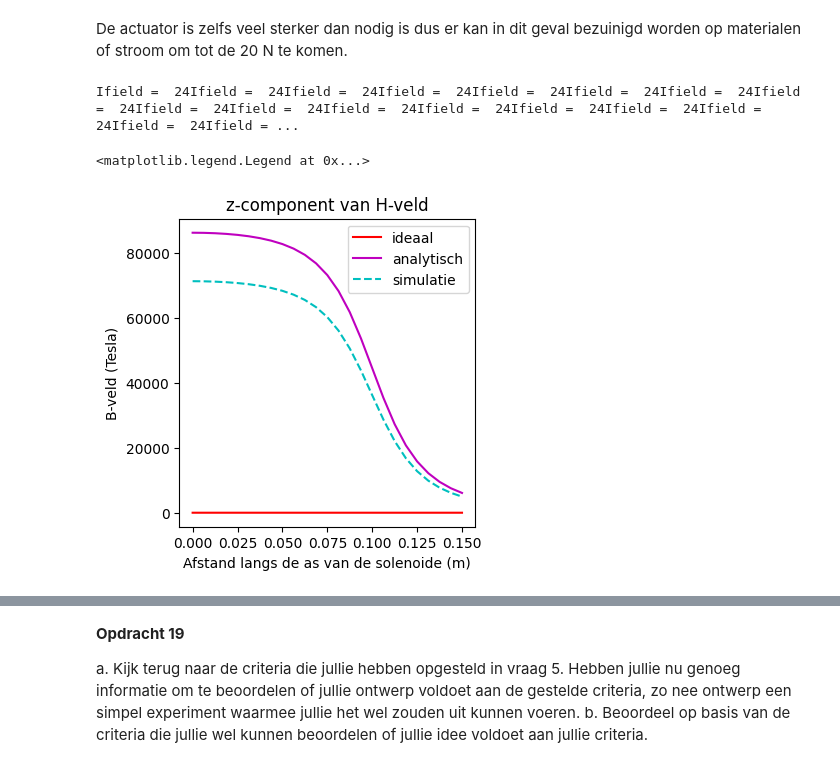
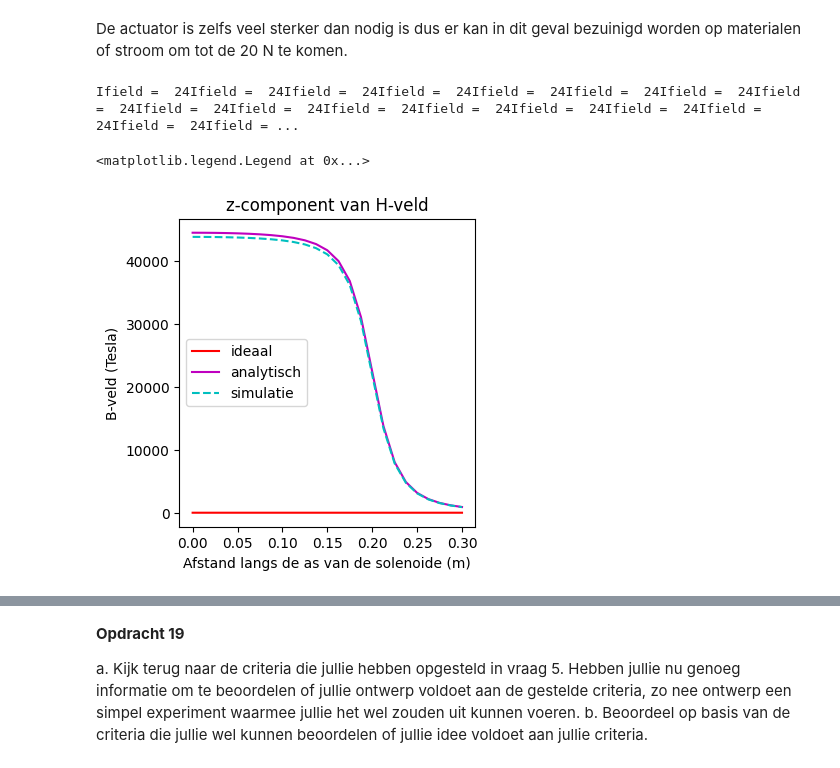
Before and after one commit to korne-Hoendervangers/opdrachten-DEF-D-KorneHoendervangers, a Jupyter notebook: DigitaleOntwerpopdrachten/2KrachtactuatorOpdracht/2KrachtactuatorOpdracht/KrachtactuatorOpdracht.ipynb, the cells around one changed output, grey strips where cells are left out. Cells and saved outputs as stored; diff of their text form; code cells hidden in the pictures.

```diff
--- a/DigitaleOntwerpopdrachten/2KrachtactuatorOpdracht/2KrachtactuatorOpdracht/KrachtactuatorOpdracht.ipynb
+++ b/DigitaleOntwerpopdrachten/2KrachtactuatorOpdracht/2KrachtactuatorOpdracht/KrachtactuatorOpdracht.ipynb
@@ -731,7 +712,7 @@ z_ax=np.linspace(0, 1.5*L_sol/2, n_ax)
 H_ax=np.zeros((n_ax,1))
 
 aantal_omwent = 180
-N = 2100
+N = 2500
 r_sol = 0.0075
 x, y, z = parametrisatie(N,r_sol,aantal_omwent,L_sol)
 
@@ -807,13 +789,14 @@ De actuator is zelfs veel sterker dan nodig is dus er kan in dit geval bezuinigd
 
 I = 180
 L_s = 0.4
-mu_r = 3000
+L_sol = L_s
+mu_r = 5000
 n_ax = 25
 z_ax=np.linspace(0, 1.5*L_sol/2, n_ax)
 H_ax=np.zeros((n_ax,1))
 
 aantal_omwent = 100
-N = 600
+N = 2100
 r_sol = 0.03
 x, y, z = parametrisatie(N,r_sol,aantal_omwent,L_sol)
 
@@ -827,34 +810,34 @@ for i_field in range(n_ax):
     Hsimulated=np.array([0,0,0], dtype='float64')
     for i_source in np.arange(N-1):
         # Bepaal dl en r_source en gebruik
 ###
         r_source = np.array([x[i_source],y[i_source],z[i_source]])
         dl = np.array([x[i_source + 1] - x[i_source],y[i_source + 1] - y[i_source],z[i_source + 1] - z[i_source]])
 ###
         Hsimulated += field_current_element(r_field, r_source, dl)
         print(f"Ifield =  {i_field}", end="")
 
     # selecting the z-component
     H_ax[i_field,0]=Hsimulated[2]
 
 H_veld_ideaal=analytical_answer*np.ones(n_ax)*(1.0*(z_ax < L_sol/2))
 
 # dit is nog een aardige analytische uitdrukking die je kan uitrekenen voor de z-component op de as van een solenoide met eindige lengte
 H_veld_analytisch=(aantal_omwent*I/L_sol/2)*((L_sol/2-z_ax)/np.sqrt((z_ax- L_sol/2)**2 + r_sol**2)+(L_sol/2+z_ax)/np.sqrt((z_ax+ L_sol/2)**2 + r_sol**2))
 
 plt.figure(figsize=[13,4])
 plt.subplot(131)
 plt.title('z-component van H-veld')
 plt.plot(z_ax, H_veld_ideaal, '-r', label='ideaal')
 plt.plot(z_ax, H_veld_analytisch, '-m', label='analytisch')
 plt.plot(z_ax, H_ax, '--c', label='simulatie')
 plt.xlabel('Afstand langs de as van de solenoide (m)')
 plt.ylabel('B-veld (Tesla)')
 plt.legend()
 # %% [output]
 Ifield =  24Ifield =  24Ifield =  24Ifield =  24Ifield =  24Ifield =  24Ifield =  24Ifield =  24Ifield =  24Ifield =  24Ifield =  24Ifield =  24Ifield =  24Ifield =  24Ifield =  24Ifield =  24Ifield = ...
 <matplotlib.legend.Legend at 0x...>
-[figure, old version]
+[figure, new version]
 # %%
 #opdracht 16
 #Gegevens:
```
Also changed, not shown: parts of 13 cells of this notebook.
